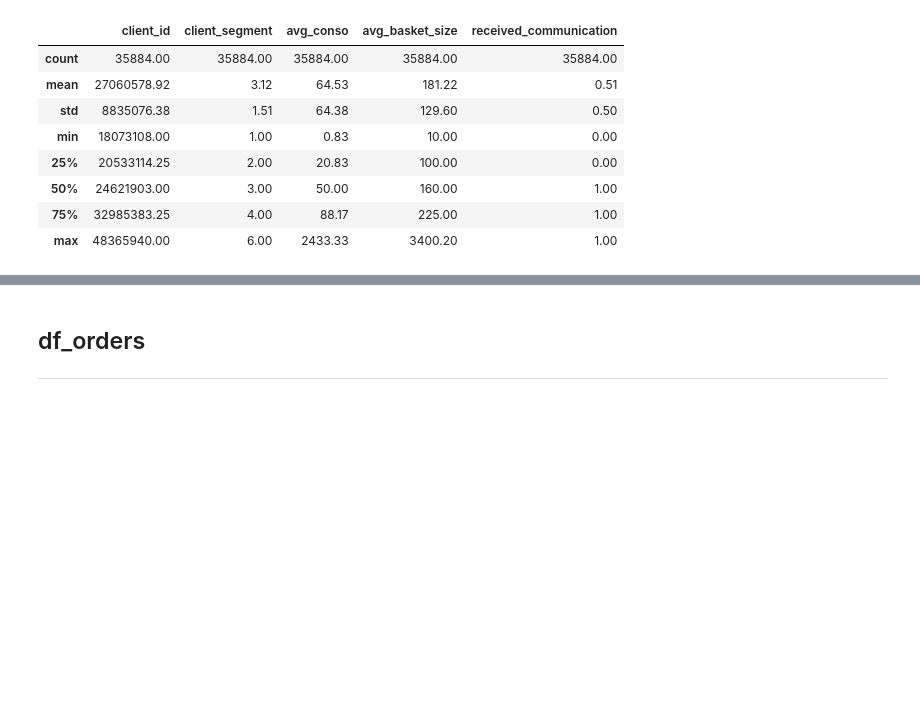
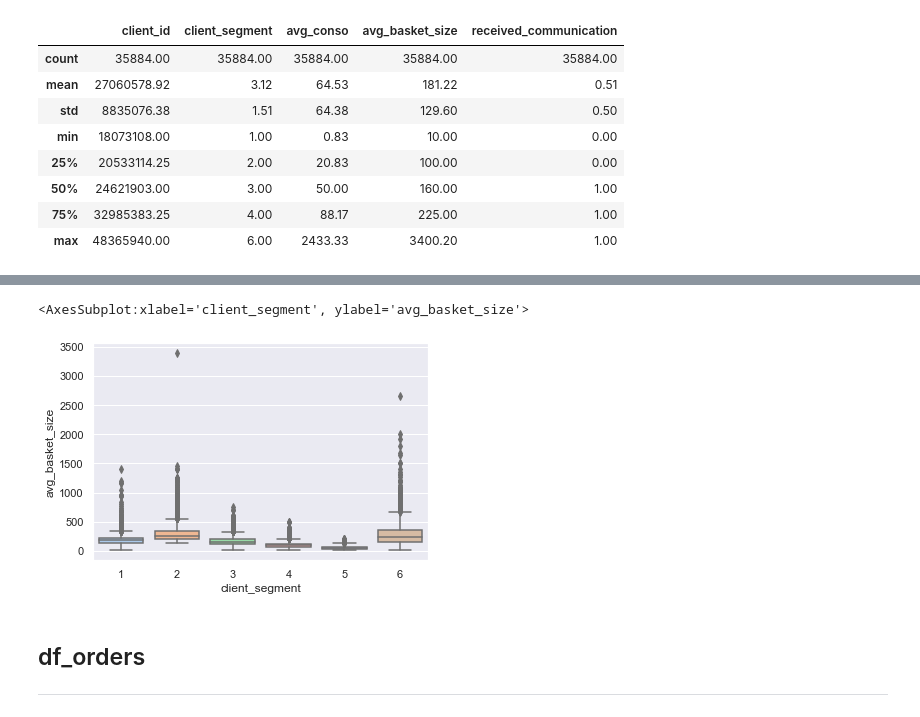
Before and after one commit to Javier-Alfonso-DS/S07T01_Hypothesis_Testing, a Jupyter notebook: S07T01_Hypothesis_Testing.ipynb, the cells around one changed output, grey strips where cells are left out. Drawn from its saved outputs; the diff is of its cells as text; code cells hidden in the pictures; blank space fills up the shorter version.

```diff
--- a/S07T01_Hypothesis_Testing.ipynb
+++ b/S07T01_Hypothesis_Testing.ipynb
@@ -147,3 +238,10 @@ client_id
+# %%
+import seaborn as sns
+sns.set_theme(palette="pastel")
+sns.boxplot(x = 'client_segment',y = 'avg_basket_size',data = df_clients)
+# %% [output]
+<AxesSubplot:xlabel='client_segment', ylabel='avg_basket_size'>
+[figure, added]
 # %% [markdown]
 ## df_orders
 -----------
```
Also changed, not shown: parts of 9 cells of this notebook, 2 other files.
